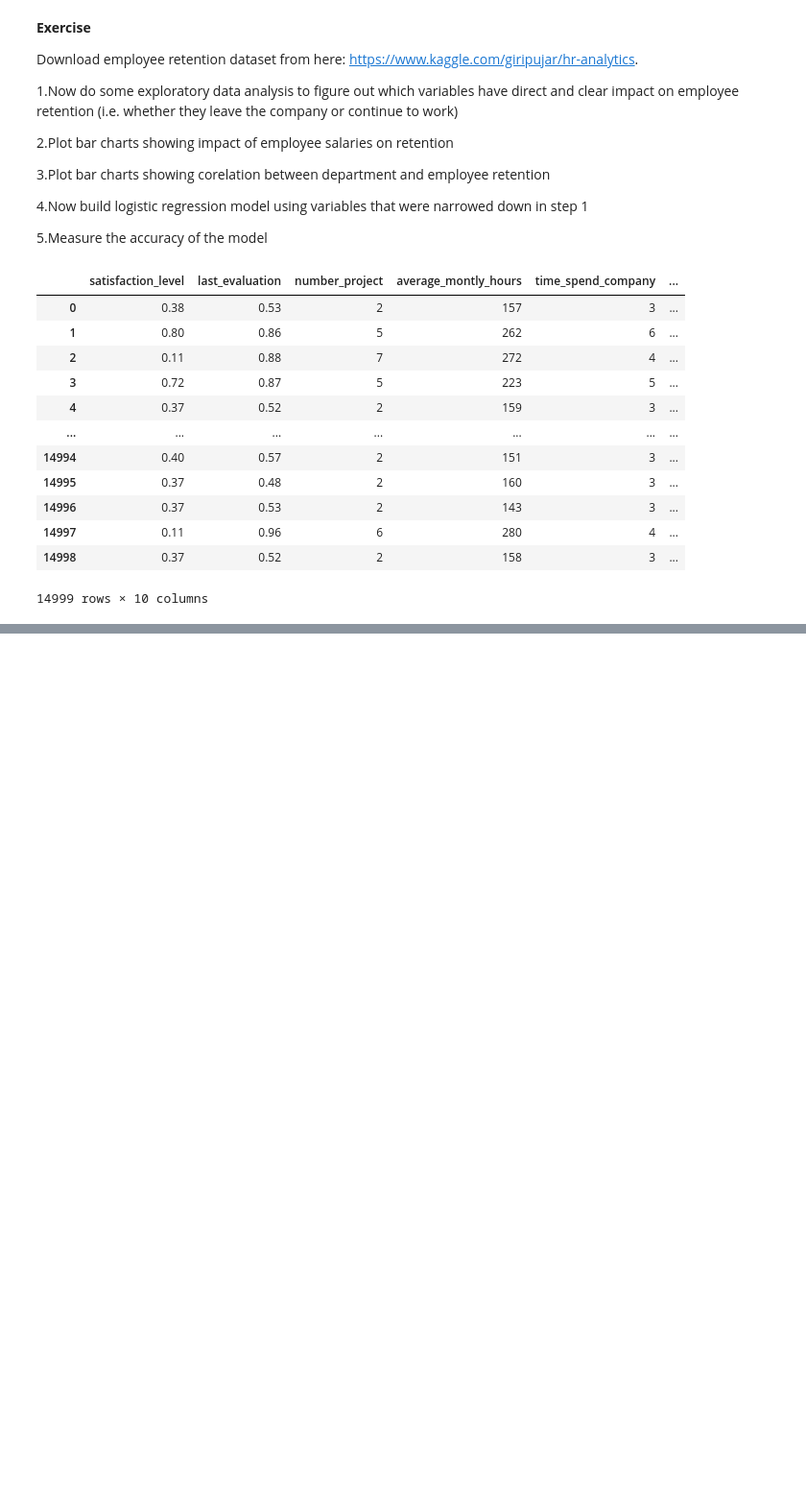
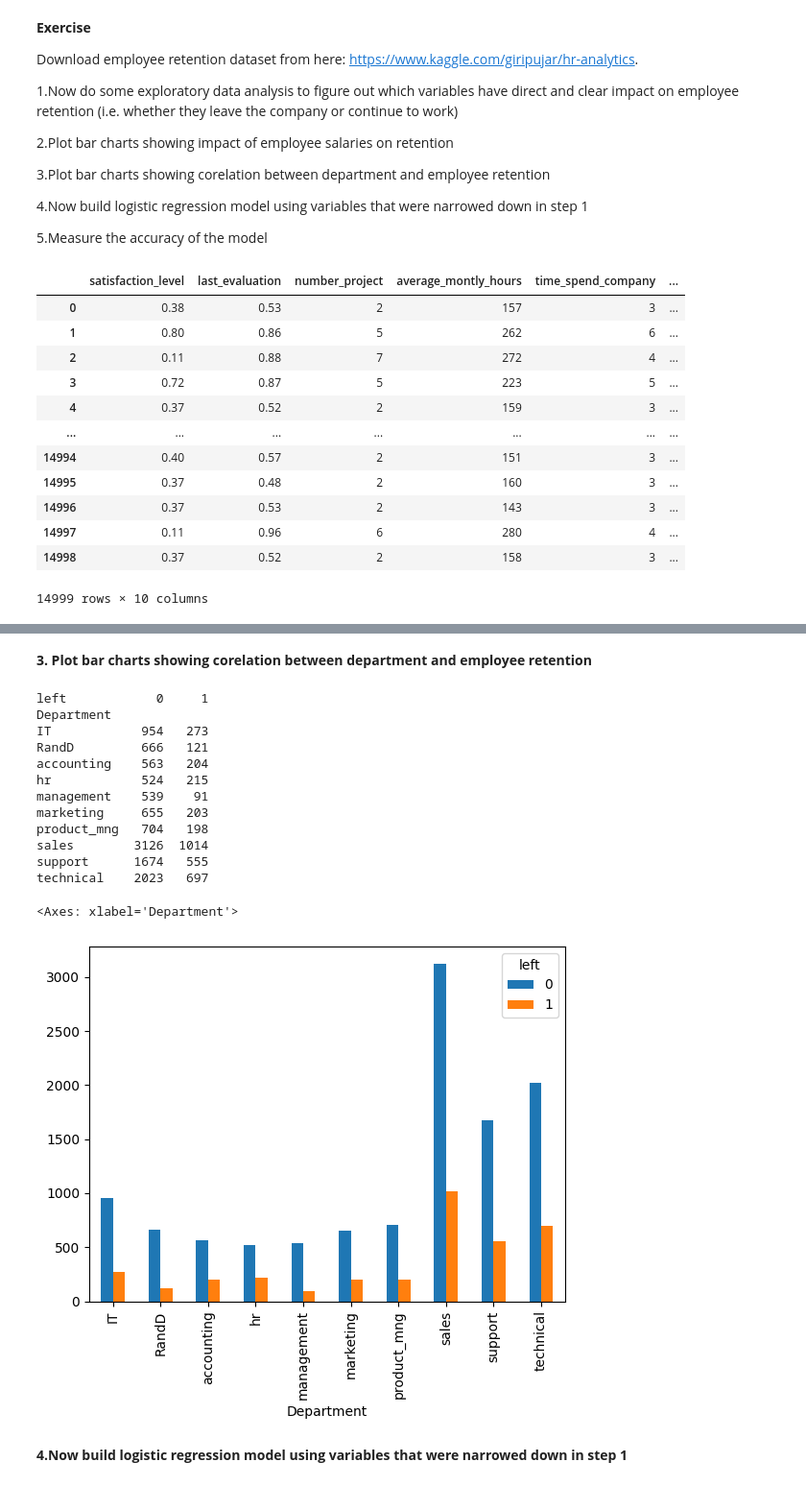
Before and after one commit to Shadoww002/MACHIN-LEARNING, a Jupyter notebook: logistic-regression-binary-classification.ipynb, the cells around one changed output, grey strips where cells are left out. Shown at 96% size. Cells and saved outputs as stored; diff of their text form; code cells hidden in the pictures; blank space fills up the shorter version.

Commit message:
Kaggle Notebook | Logistic Regression (Binary Classification) | Version 2

```diff
--- a/logistic-regression-binary-classification.ipynb
+++ b/logistic-regression-binary-classification.ipynb
@@ -106,0 +165,23 @@ d
+# %% [markdown]
+**3. Plot bar charts showing corelation between department and employee retention**
+# %%
+x = pd.crosstab(d.Department,d.left)
+print(x)
+x.plot(kind="bar")
+# %% [output]
+left            0     1
+Department
+IT            954   273
+RandD         666   121
+accounting    563   204
+hr            524   215
+management    539    91
+marketing     655   203
+product_mng   704   198
+sales        3126  1014
+support      1674   555
+technical    2023   697
+<Axes: xlabel='Department'>
+[figure, added]
+# %% [markdown]
+**4.Now build logistic regression model using variables that were narrowed down in step 1**
```
Also changed, not shown: parts of 19 cells of this notebook.
